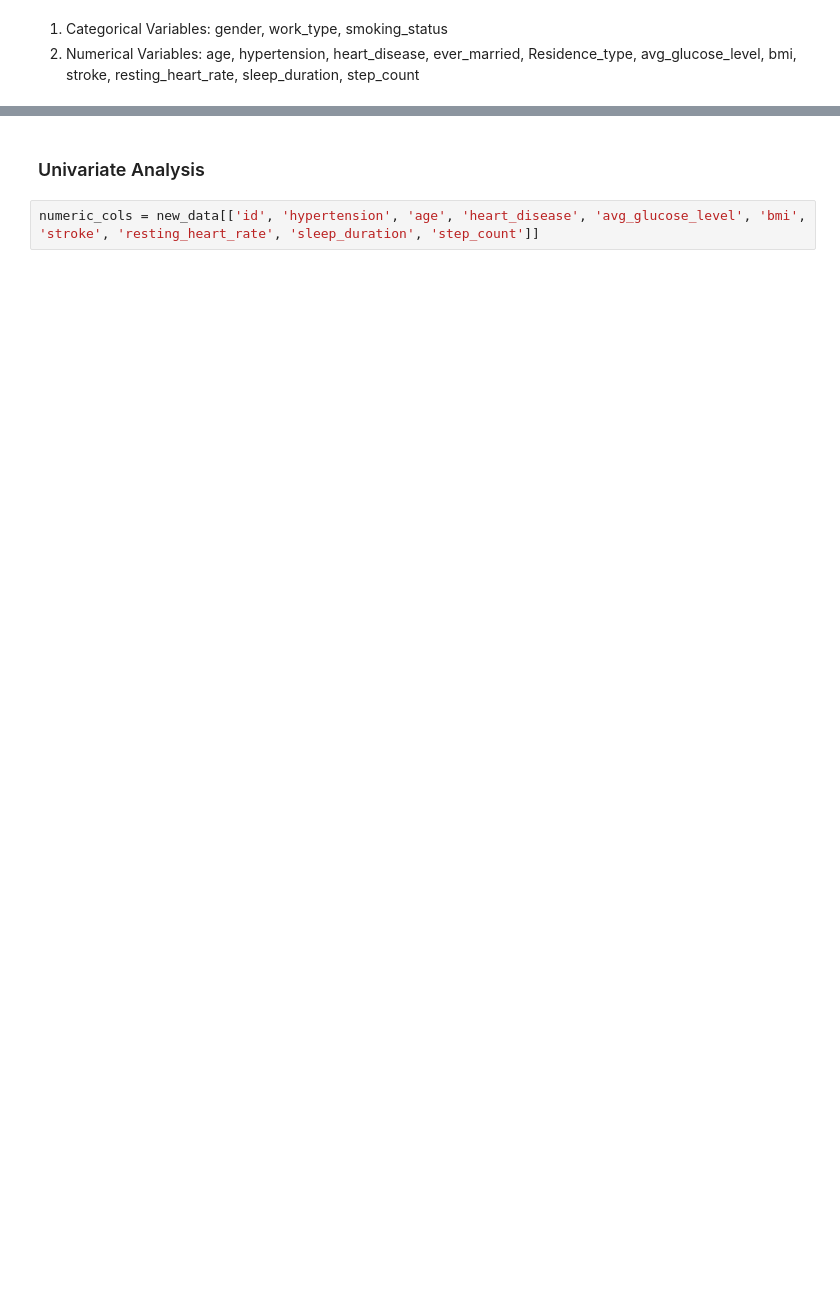
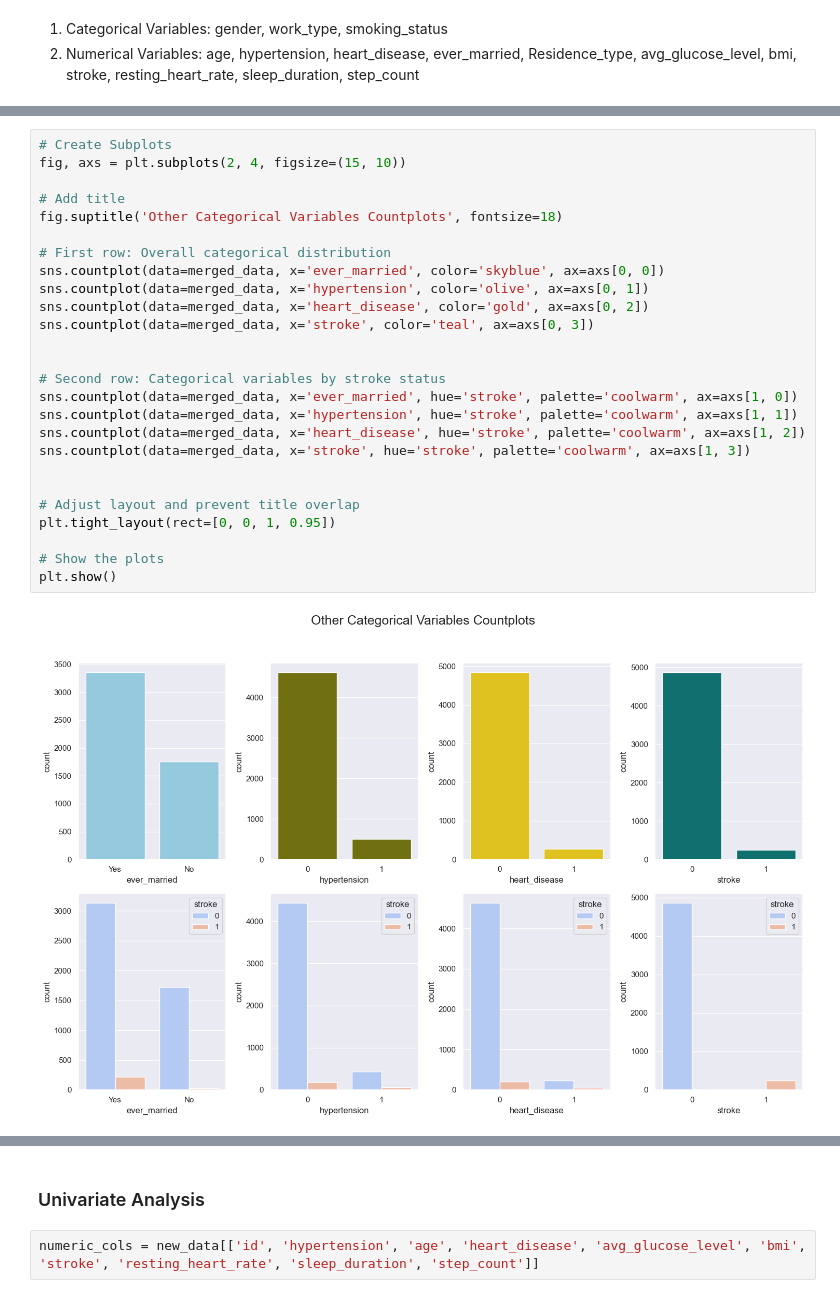
Before and after one commit to Gtalen/PFDA, a Jupyter notebook: pfda_project/stroke_prediction.ipynb, the cells around one changed output, grey strips where cells are left out. Cells and saved outputs as stored; diff of their text form; blank space fills up the shorter version.

```diff
--- a/pfda_project/stroke_prediction.ipynb
+++ b/pfda_project/stroke_prediction.ipynb
@@ -453,0 +458,28 @@ num_var = merged_data[['age', 'hypertension', 'heart_disease',    'avg_glucose_l
+# %%
+# Create Subplots
+fig, axs = plt.subplots(2, 4, figsize=(15, 10))
+
+# Add title
+fig.suptitle('Other Categorical Variables Countplots', fontsize=18)
+
+# First row: Overall categorical distribution
+sns.countplot(data=merged_data, x='ever_married', color='skyblue', ax=axs[0, 0])
+sns.countplot(data=merged_data, x='hypertension', color='olive', ax=axs[0, 1])
+sns.countplot(data=merged_data, x='heart_disease', color='gold', ax=axs[0, 2])
+sns.countplot(data=merged_data, x='stroke', color='teal', ax=axs[0, 3])
+
+
+# Second row: Categorical variables by stroke status
+sns.countplot(data=merged_data, x='ever_married', hue='stroke', palette='coolwarm', ax=axs[1, 0])
+sns.countplot(data=merged_data, x='hypertension', hue='stroke', palette='coolwarm', ax=axs[1, 1])
+sns.countplot(data=merged_data, x='heart_disease', hue='stroke', palette='coolwarm', ax=axs[1, 2])
+sns.countplot(data=merged_data, x='stroke', hue='stroke', palette='coolwarm', ax=axs[1, 3])
+
+
+# Adjust layout and prevent title overlap
+plt.tight_layout(rect=[0, 0, 1, 0.95])
+
+# Show the plots
+plt.show()
+# %% [output]
+[figure, added]
```
Also changed, not shown: parts of 10 cells of this notebook, 1 other file.
